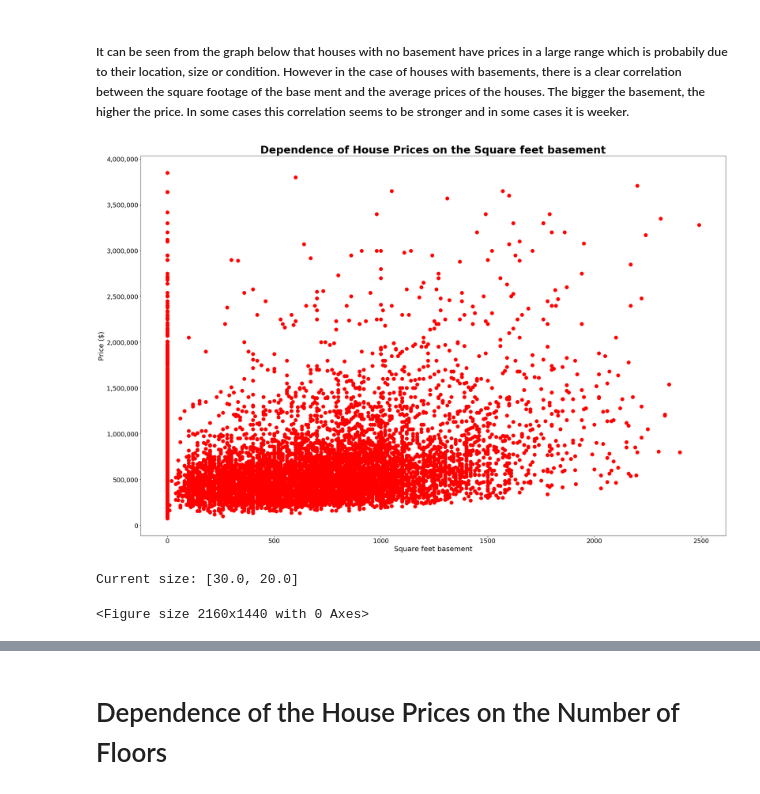
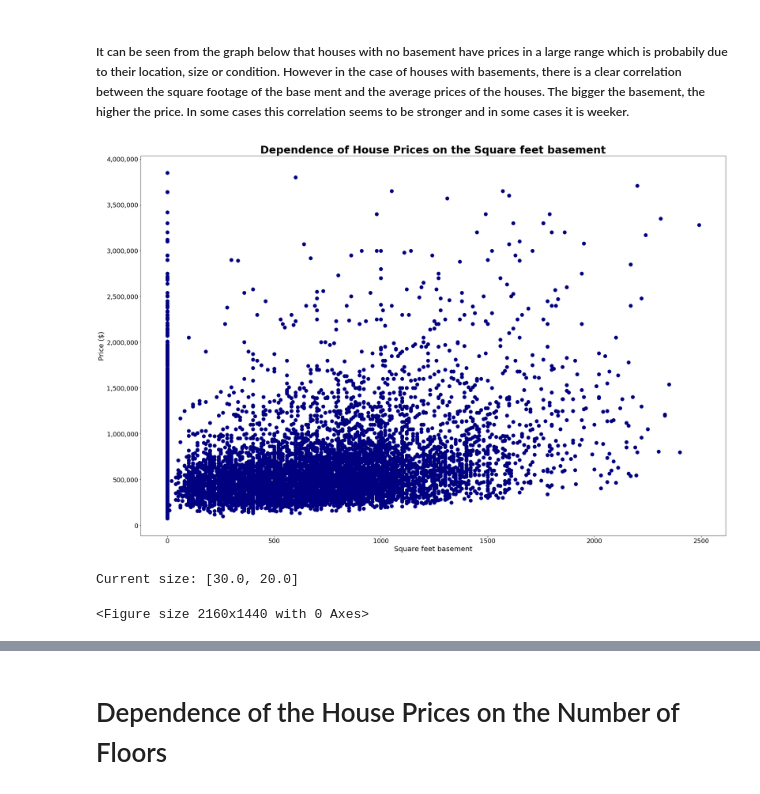
Before and after one commit to kavehamini/Impact_of_weather_on_home_sales, a Jupyter notebook: The Project/weathervshomesales.ipynb, the cells around one changed output, grey strips where cells are left out. Saved outputs shown, nothing was run; the diff lists cells and outputs as text; code cells hidden in the pictures.

```diff
--- a/The Project/weathervshomesales.ipynb
+++ b/The Project/weathervshomesales.ipynb
@@ -229,31 +229,31 @@ Current size: [30.0, 20.0]
 # %%
 #Investigating the dependence of the price on the square feet of basement. Here in addition to eleminating prices above 4000,000 and sqf above 8000 sqf, the basement sqf above 2500 also has been removed to eleminate the bias.
 bsmentnobias=nopricebias.loc[nopricebias['sqft_basement']<2500]
-ax=bsmentnobias.plot(kind='scatter', x='sqft_basement', y='price', c='red',s=100)
+ax=bsmentnobias.plot(kind='scatter', x='sqft_basement', y='price', c='navy',s=100)
 x_lim = len(bsmentnobias.index)
 # Chart title
 plt.title("Dependence of House Prices on the Square feet basement", fontdict = {'fontsize': 30, 'fontweight': 'bold'})
 # x label
 plt.xlabel("Square feet basement", fontdict = {'fontsize': 20})
 # y label
 plt.ylabel('Price ($)', fontdict = {'fontsize': 20})
 # legend
 plt.tick_params(axis='x', labelsize=18)
 plt.tick_params(axis='y', labelsize=18)
 ax.yaxis.set_major_formatter(mpl.ticker.StrMethodFormatter('{x:,.0f}'))
 plt.show()
 fig_size = plt.rcParams["figure.figsize"]
 
 # Prints: [8.0, 6.0]
 print ("Current size:", fig_size)
 
 # Set figure width to 12 and height to 9
 fig_size[0] = 30
 fig_size[1] = 20
 plt.rcParams["figure.figsize"] = fig_size
 plt.savefig('housepricesvssqrftbasement.png')
 # %% [output]
-[figure, old version]
+[figure, new version]
 Current size: [30.0, 20.0]
 <Figure size 2160x1440 with 0 Axes>
 # %%
```
Also changed, not shown: parts of 14 cells of this notebook.
